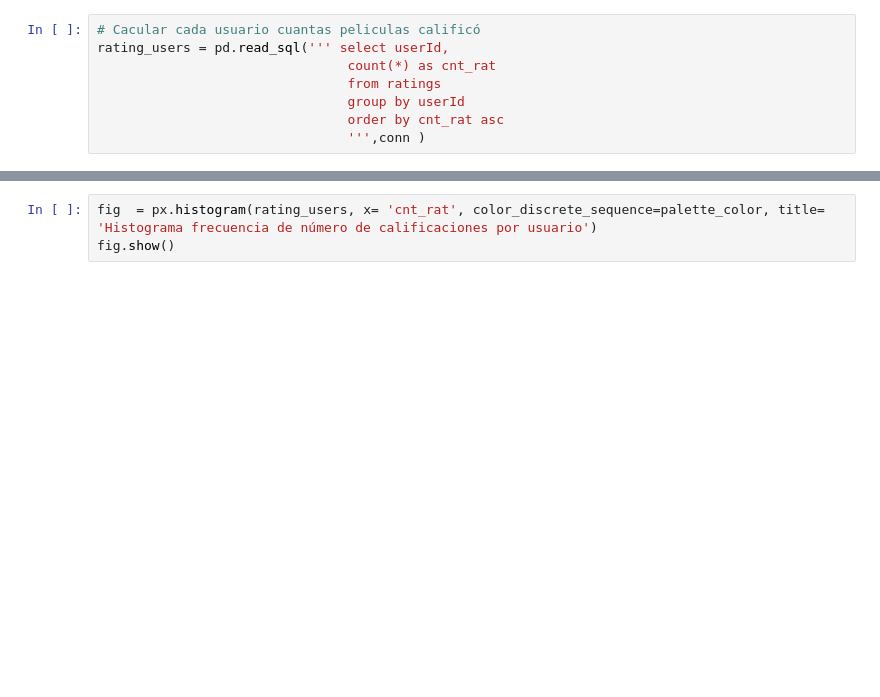
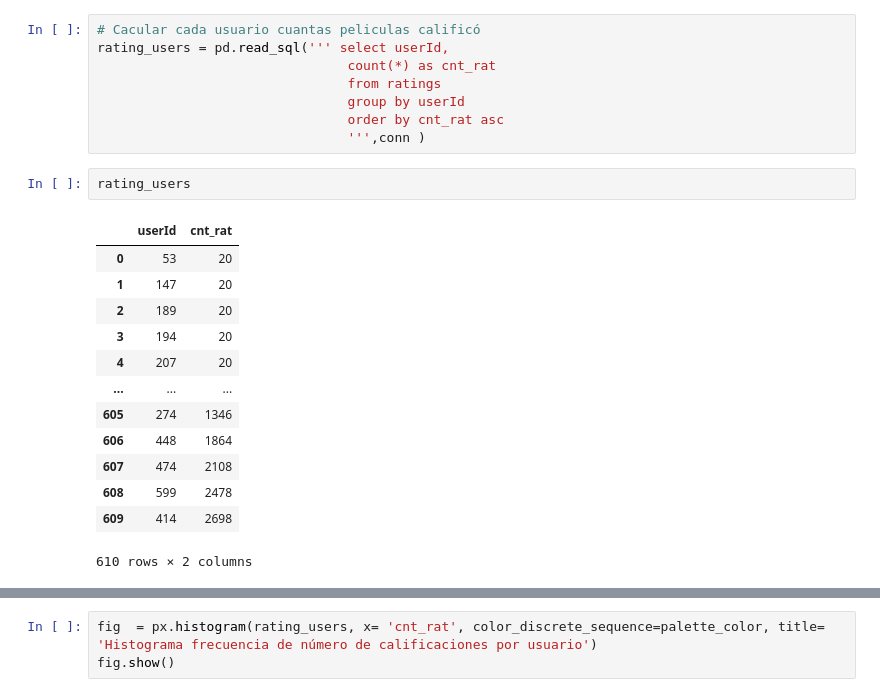
Before and after one commit to LauBetancourt31/Anal-tica-en-Marketing, a Jupyter notebook: 02_Exploración.ipynb, the cells around one changed output, grey strips where cells are left out. Drawn from its saved outputs; the diff is of its cells as text; blank space fills up the shorter version.

```diff
--- a/02_Exploración.ipynb
+++ b/02_Exploración.ipynb
@@ -126,3 +150,19 @@ rating_users = pd.read_sql(''' select userId,
                                 group by userId
                                 order by cnt_rat asc
                                 ''',conn )
+# %%
+rating_users
+# %% [output]
+|  | userId | cnt_rat |
+| 0 | 53 | 20 |
+| 1 | 147 | 20 |
+| 2 | 189 | 20 |
+| 3 | 194 | 20 |
+| 4 | 207 | 20 |
+| ... | ... | ... |
+| 605 | 274 | 1346 |
+| 606 | 448 | 1864 |
+| 607 | 474 | 2108 |
+| 608 | 599 | 2478 |
+| 609 | 414 | 2698 |
+610 rows × 2 columns
```
Also changed, not shown: parts of 8 cells of this notebook, 1 other file.
